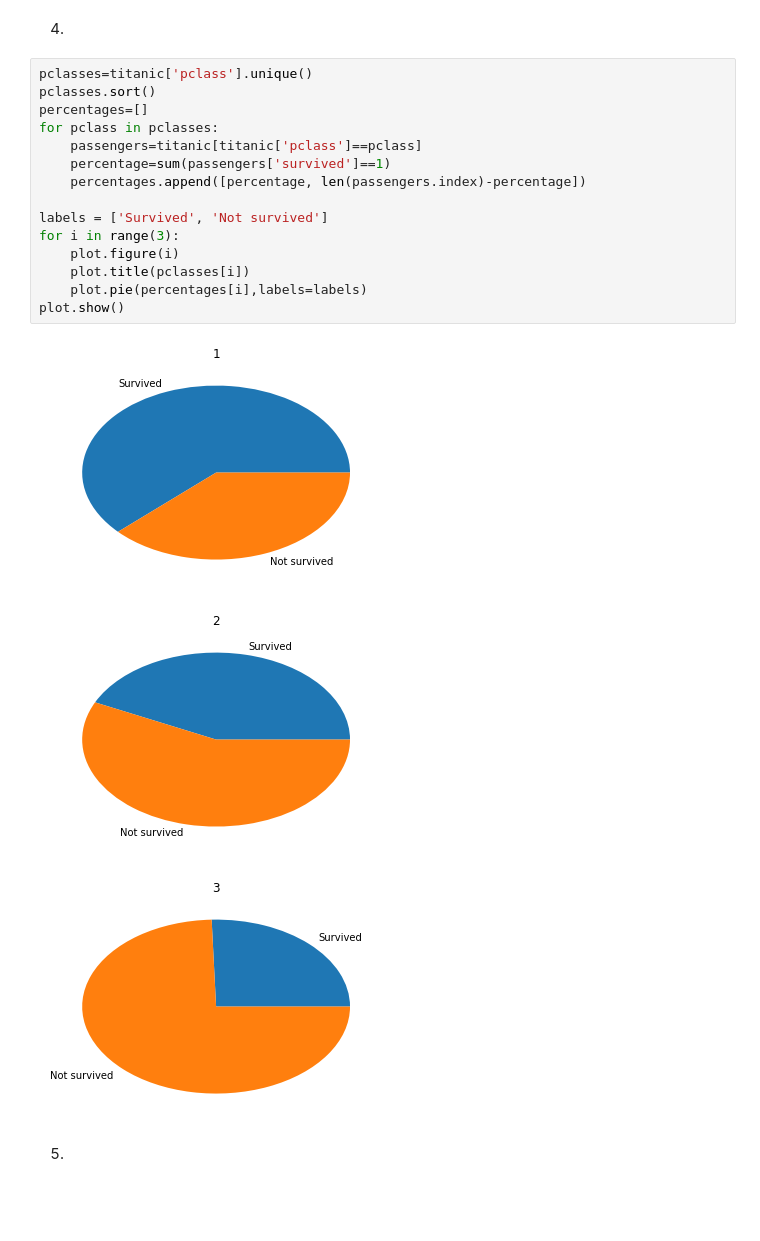
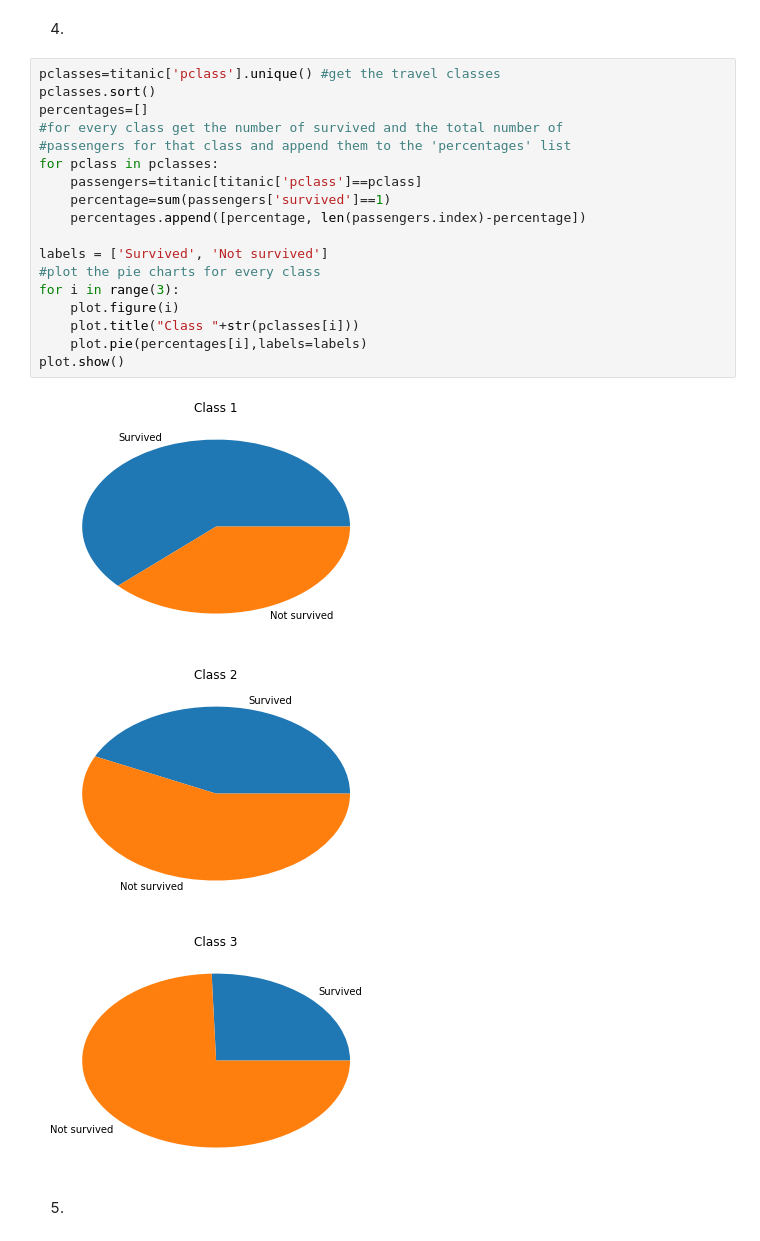
Before and after one commit to antonino-barbera/seanbi, a Jupyter notebook: HW1/Homework 1.ipynb, the cells around one changed output. Saved outputs shown, nothing was run; the diff lists cells and outputs as text; blank space fills up the shorter version.

```diff
--- a/HW1/Homework 1.ipynb
+++ b/HW1/Homework 1.ipynb
@@ -453,23 +453,26 @@ plot.show()
 # %% [markdown]
 4.
 # %%
-pclasses=titanic['pclass'].unique()
+pclasses=titanic['pclass'].unique() #get the travel classes
 pclasses.sort()
 percentages=[]
+#for every class get the number of survived and the total number of
+#passengers for that class and append them to the 'percentages' list
 for pclass in pclasses:
     passengers=titanic[titanic['pclass']==pclass]
     percentage=sum(passengers['survived']==1)
     percentages.append([percentage, len(passengers.index)-percentage])
 
 labels = ['Survived', 'Not survived']
+#plot the pie charts for every class
 for i in range(3):
     plot.figure(i)
-    plot.title(pclasses[i])
+    plot.title("Class "+str(pclasses[i]))
     plot.pie(percentages[i],labels=labels)
 plot.show()
 # %% [output]
-[figure, old version]
+[figure, new version]
-[figure, old version]
+[figure, new version]
-[figure, old version]
+[figure, new version]
 # %% [markdown]
 5.
```
Also changed, not shown: parts of 6 cells of this notebook.
